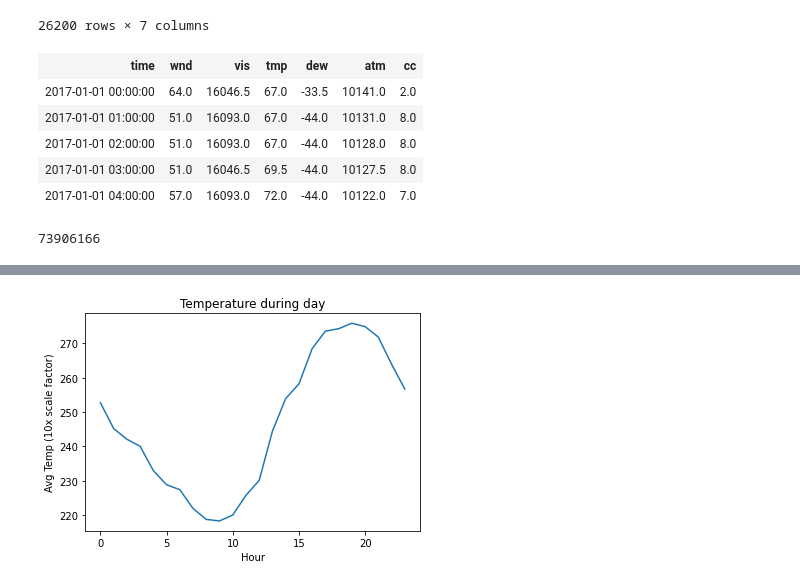
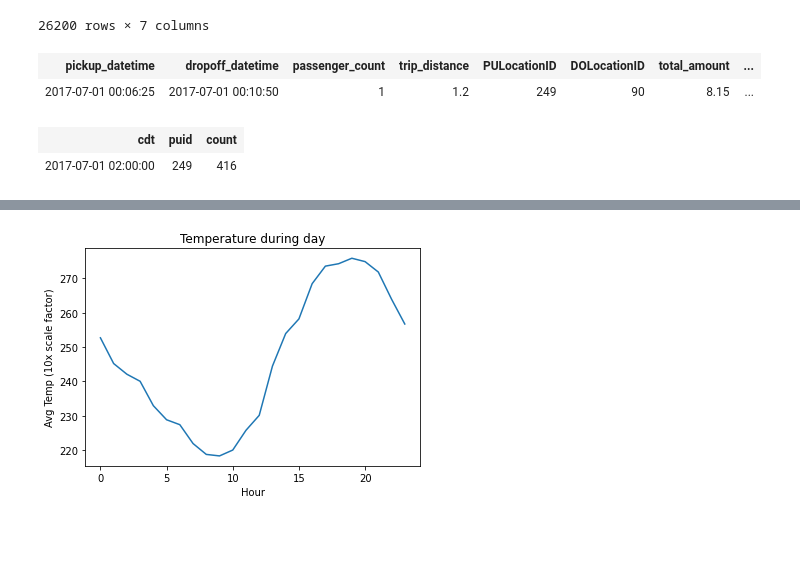
Before and after one commit to MAST30034-Applied-Data-Science/mast30034-project-1-ToomasRo, a Jupyter notebook: notebooks/cleaning.ipynb, the cells around one changed output, grey strips where cells are left out. Drawn from its saved outputs; the diff is of its cells as text; code cells hidden in the pictures; blank space fills up the shorter version.

```diff
--- a/notebooks/cleaning.ipynb
+++ b/notebooks/cleaning.ipynb
@@ -608,12 +608,5 @@ sparkDF = spark.createDataFrame(df)
 # spark utc setting does not work, so adding manualy time
 # TODO find cleaner way
 # source: https://www.datasciencemadesimple.com/add-hours-minutes-and-seconds-to-timestamp-in-pyspark/
-sparkDF = sparkDF.withColumn('time', F.col('time')+F.expr('INTERVAL 11 HOURS'))
-sparkDF.limit(5)
+sparkDF = sparkDF.withColumn('time', F.col('time')+F.expr('INTERVAL 10 HOURS'))
+#sparkDF.limit(5)
-# %% [output]
-| time | wnd | vis | tmp | dew | atm | cc |
-| 2017-01-01 00:00:00 | 64.0 | 16046.5 | 67.0 | -33.5 | 10141.0 | 2.0 |
-| 2017-01-01 01:00:00 | 51.0 | 16093.0 | 67.0 | -44.0 | 10131.0 | 8.0 |
-| 2017-01-01 02:00:00 | 51.0 | 16093.0 | 67.0 | -44.0 | 10128.0 | 8.0 |
-| 2017-01-01 03:00:00 | 51.0 | 16046.5 | 69.5 | -44.0 | 10127.5 | 8.0 |
-| 2017-01-01 04:00:00 | 57.0 | 16093.0 | 72.0 | -44.0 | 10122.0 | 7.0 |
@@ -622,6 +613,6 @@ merged_sdf = sdf.join(sparkDF,sdf.dt_truncated ==  sparkDF.time,"inner")
-# %%
-merged_sdf.count()
-# with timehack 73947232
-# tithout       73906166
-# %% [output]
-73906166
+# %%
+# find the number of pickups per zone per hour
+sdf.limit(1)
+# %% [output]
+| pickup_datetime | dropoff_datetime | passenger_count | trip_distance | PULocationID | DOLocationID | total_amount | ... |
+| 2017-07-01 00:06:25 | 2017-07-01 00:10:50 | 1 | 1.2 | 249 | 90 | 8.15 | ... |
@@ -627,0 +622,5 @@ merged_sdf.count()
+# %%
+c_sdf.limit(1)
+# %% [output]
+| cdt | puid | count |
+| 2017-07-01 02:00:00 | 249 | 416 |
```
Also changed, not shown: parts of 16 cells of this notebook.
